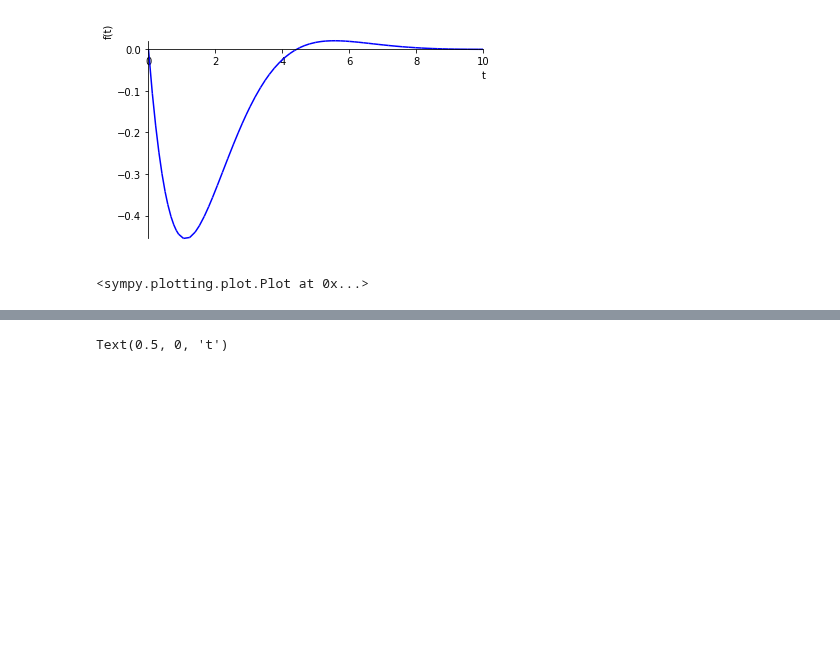
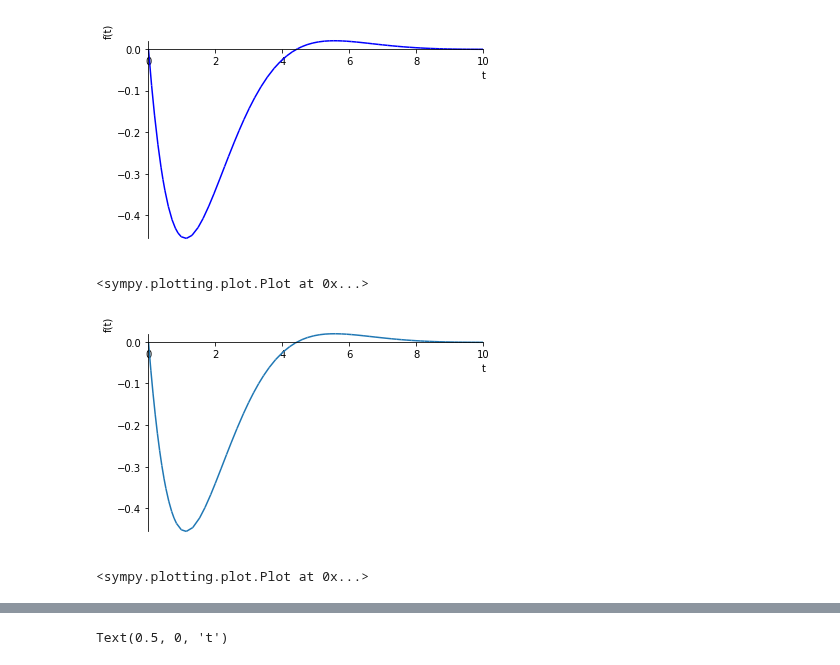
Before and after one commit to gderosa/timeq, a Jupyter notebook: comp/jupyter/detect.ipynb, the cells around one changed output, grey strips where cells are left out. Cells and saved outputs as stored; diff of their text form; code cells hidden in the pictures; blank space fills up the shorter version.

```diff
--- a/comp/jupyter/detect.ipynb
+++ b/comp/jupyter/detect.ipynb
@@ -94,6 +94,11 @@ plot(im(non_unitary_psi(t)[1]), (t, 0, 10), line_color='b')
 # %% [output]
 [figure]
 <sympy.plotting.plot.Plot at 0x...>
+# %%
+plot(-sqrt(2)*exp(-t*sqrt(2)/2)*sin(t*sqrt(2)/2), (t, 0, 10) )
+# %% [output]
+[figure, added]
+<sympy.plotting.plot.Plot at 0x...>
 # %%
 def lossy_norm(_t):
     psi = B(2*sqrt(2))(_t) * Matrix([1,0])
```
Also changed, not shown: parts of 21 cells of this notebook, 2 other files.
